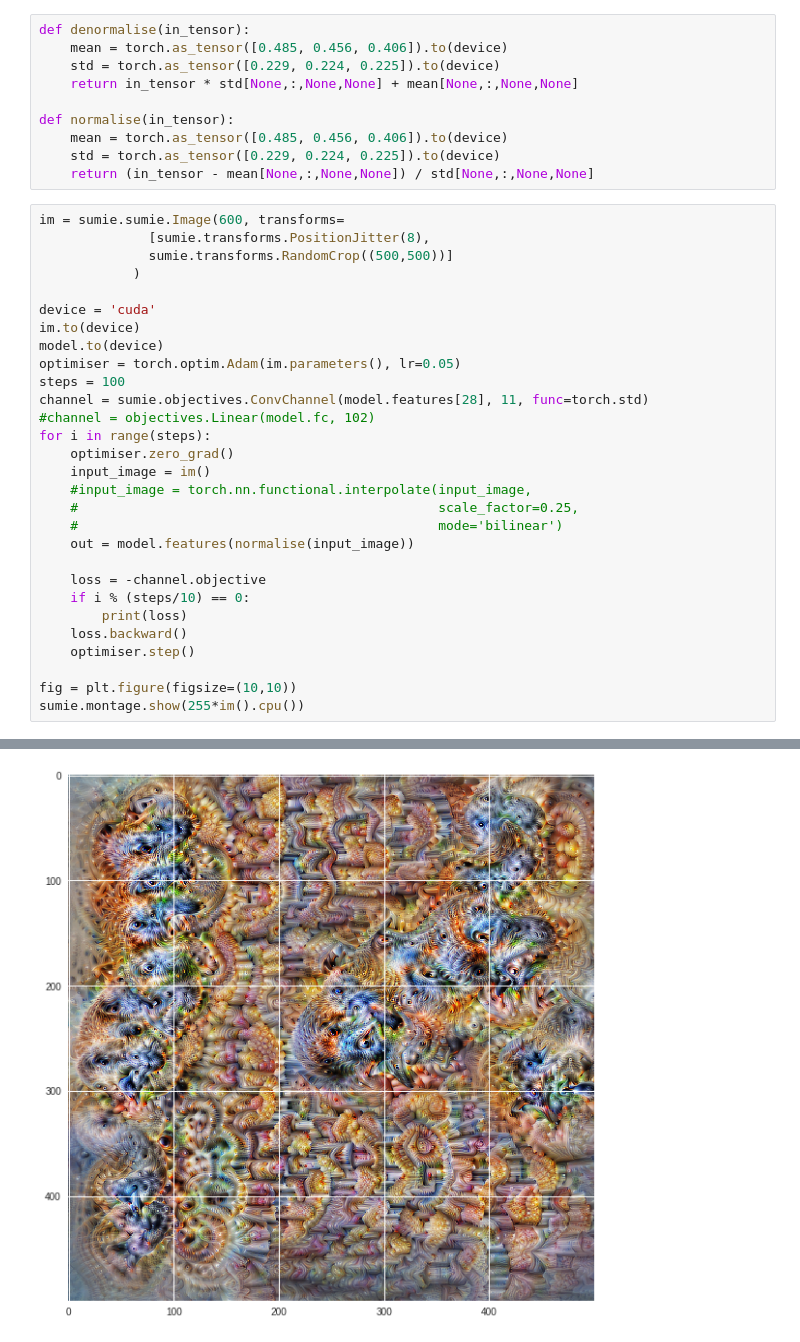
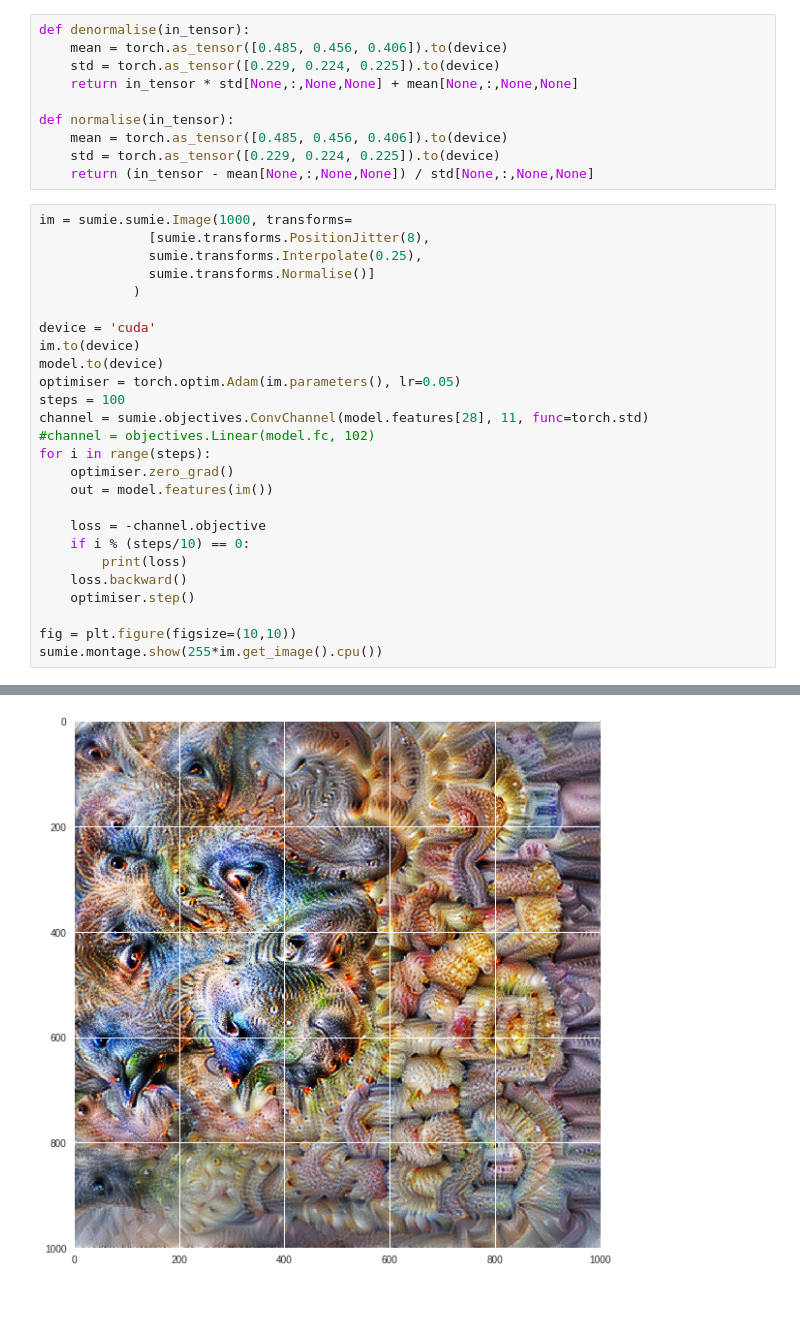
Before and after one commit to justinpinkney/sumie, a Jupyter notebook: docs/im_opt.ipynb, the cells around one changed output, grey strips where cells are left out. Drawn from its saved outputs; the diff is of its cells as text; blank space fills up the shorter version.

Commit message:
interpolation transform

```diff
--- a/docs/im_opt.ipynb
+++ b/docs/im_opt.ipynb
@@ -62,9 +57,10 @@ def normalise(in_tensor):
     std = torch.as_tensor([0.229, 0.224, 0.225]).to(device)
     return (in_tensor - mean[None,:,None,None]) / std[None,:,None,None]
 # %%
-im = sumie.sumie.Image(600, transforms=
+im = sumie.sumie.Image(1000, transforms=
               [sumie.transforms.PositionJitter(8),
-              sumie.transforms.RandomCrop((500,500))]
+              sumie.transforms.Interpolate(0.25),
+              sumie.transforms.Normalise()]
             )
 
 device = 'cuda'
@@ -76,11 +72,7 @@ channel = sumie.objectives.ConvChannel(model.features[28], 11, func=torch.std)
 #channel = objectives.Linear(model.fc, 102)
 for i in range(steps):
     optimiser.zero_grad()
-    input_image = im()
-    #input_image = torch.nn.functional.interpolate(input_image,
-    #                                              scale_factor=0.25,
-    #                                              mode='bilinear')
-    out = model.features(normalise(input_image))
+    out = model.features(im())
 
     loss = -channel.objective
     if i % (steps/10) == 0:
@@ -89,5 +81,5 @@ for i in range(steps):
     optimiser.step()
 
 fig = plt.figure(figsize=(10,10))
-sumie.montage.show(255*im().cpu())
+sumie.montage.show(255*im.get_image().cpu())
 # %% [output]
@@ -104 +96 @@ tensor(-151.8063, device='cuda:0', grad_fn=<NegBackward>)
-[figure, old version]
+[figure, new version]
```
Also changed, not shown: parts of 5 cells of this notebook, 1 other file.
